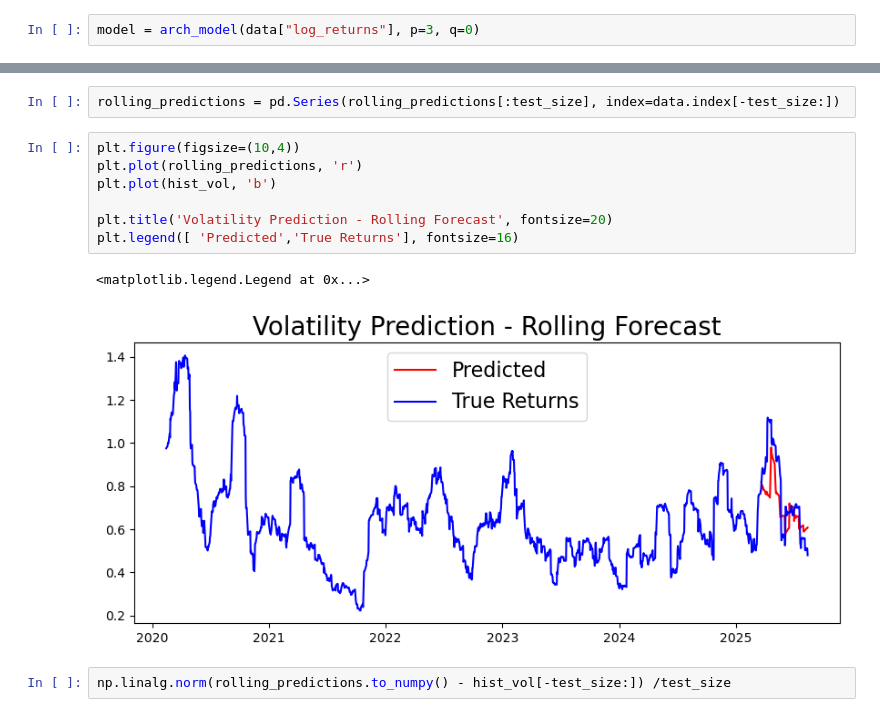
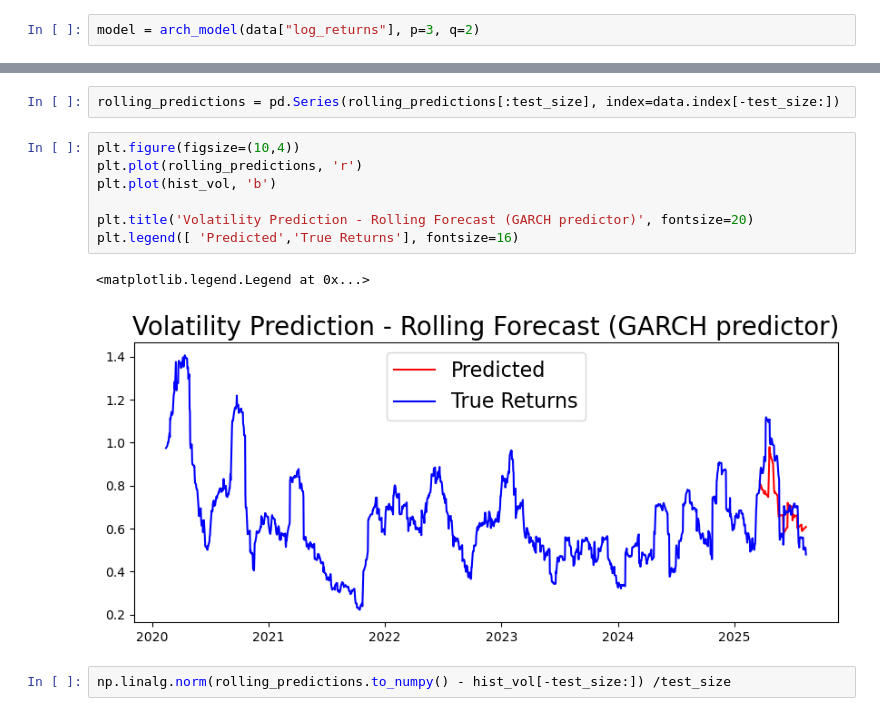
Before and after one commit to SeanDisaro/QuantCodingProjects, a Jupyter notebook: TeslaOptionPriceGARCH.ipynb, the cells around one changed output, grey strips where cells are left out. Drawn from its saved outputs; the diff is of its cells as text.

```diff
--- a/TeslaOptionPriceGARCH.ipynb
+++ b/TeslaOptionPriceGARCH.ipynb
@@ -106,7 +104,7 @@ Let's start with a GARCH(3,3) model and see what happens.
 
 Try out some models here
 # %%
-model = arch_model(data["log_returns"], p=3, q=0)
+model = arch_model(data["log_returns"], p=3, q=2)
 # %%
 model_fit = model.fit()
 # %% [output]
@@ -179,13 +168,13 @@ rolling_predictions = pd.Series(rolling_predictions[:test_size], index=data.inde
 # %%
 plt.figure(figsize=(10,4))
 plt.plot(rolling_predictions, 'r')
 plt.plot(hist_vol, 'b')
 
-plt.title('Volatility Prediction - Rolling Forecast', fontsize=20)
+plt.title('Volatility Prediction - Rolling Forecast (GARCH predictor)', fontsize=20)
 plt.legend([ 'Predicted','True Returns'], fontsize=16)
 # %% [output]
 <matplotlib.legend.Legend at 0x...>
-[figure, old version]
+[figure, new version]
 # %%
 np.linalg.norm(rolling_predictions.to_numpy() - hist_vol[-test_size:]) /test_size
 # %% [output]
```
Also changed, not shown: parts of 6 cells of this notebook.
